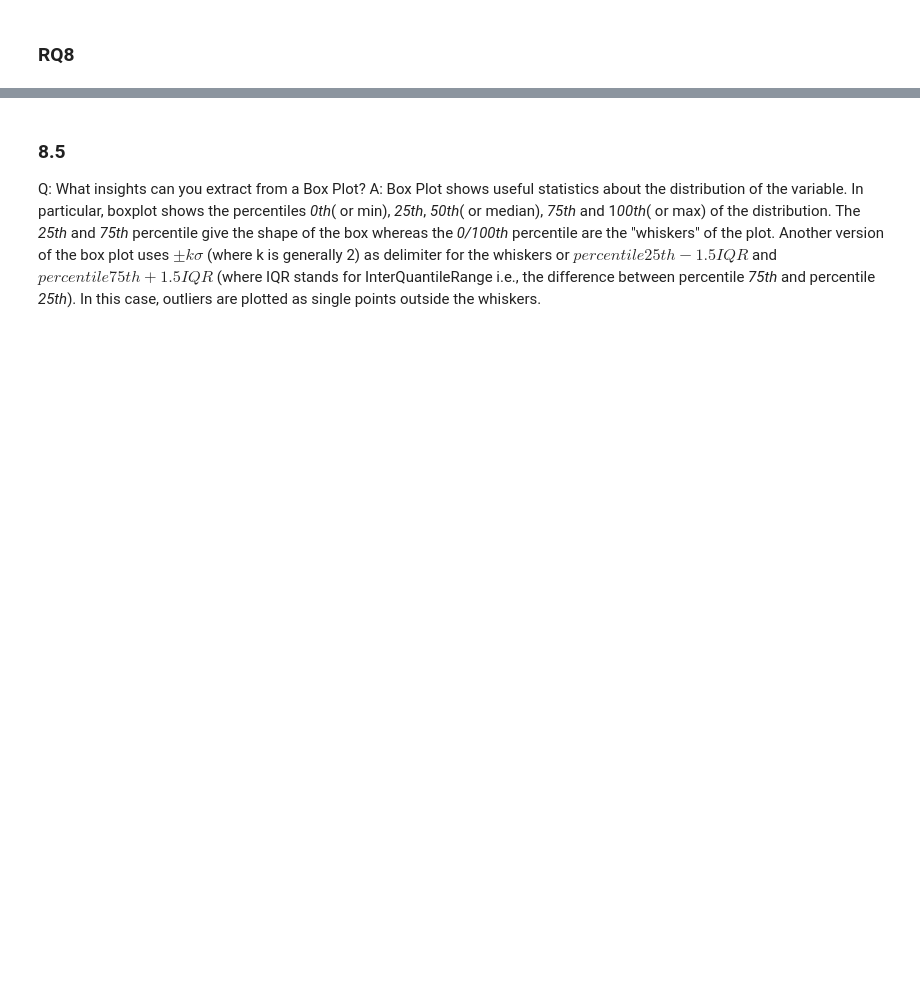
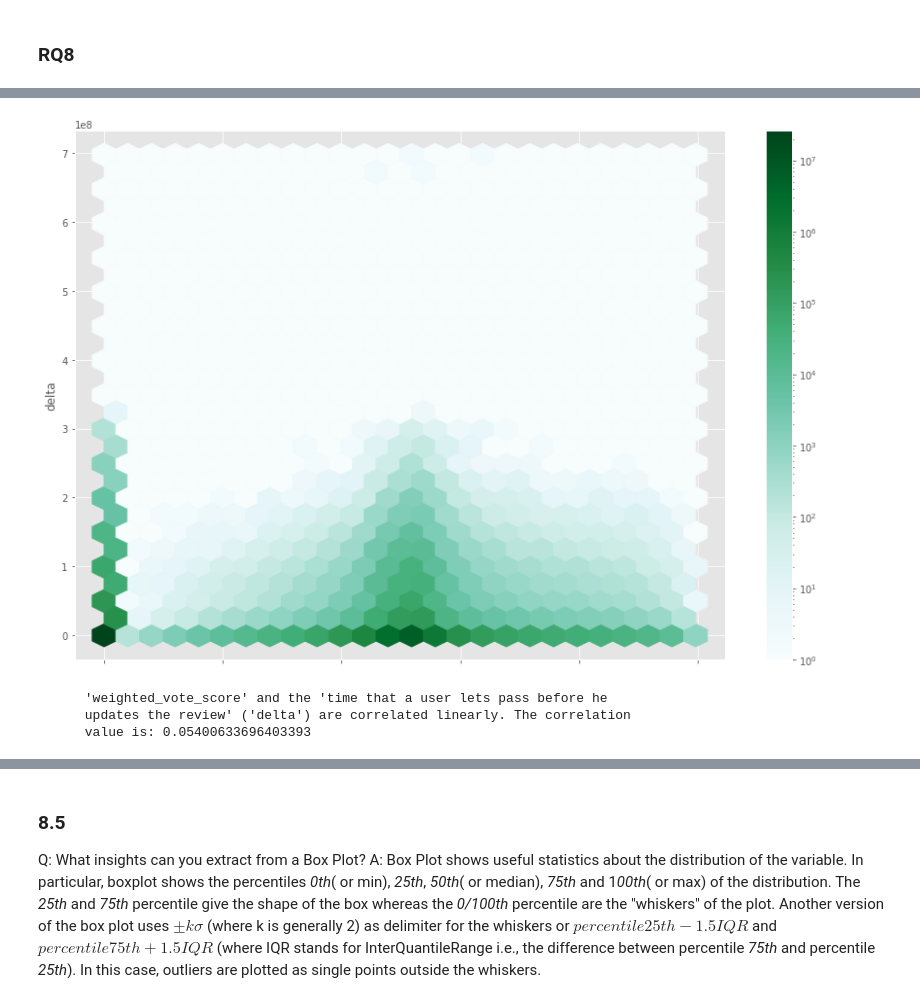
Before and after one commit to alessiobar/ADM_HW2, a Jupyter notebook: main.ipynb, the cells around one changed output, grey strips where cells are left out. Saved outputs shown, nothing was run; the diff lists cells and outputs as text; code cells hidden in the pictures; blank space fills up the shorter version.

```diff
--- a/main.ipynb
+++ b/main.ipynb
@@ -1379,38 +1387,46 @@ NameError: name 'data_8' is not defined
+# %%
+# =============================================================================
+# 8.2 - Is there significant relationship between the time that a user lets pass
+#       beforehe updates the review and the Weighted Vote Score?
+# =============================================================================
+
+# PRE-PROCESS TIMESTAMPS LIKE IN RQ6
+data_8['timestamp_created'] = data_8['timestamp_created'].apply(lambda x: process_timestamp(x))
+data_8['timestamp_updated'] = data_8['timestamp_updated'].apply(lambda x: process_timestamp(x))
+
+# CALCULATE DELTA
+data_8['delta'] = data_8['timestamp_updated'] - data_8['timestamp_created']
+
+# FILTER NAN
+data_8_2 = data_8[['weighted_vote_score', 'timestamp_created', 'timestamp_updated', 'delta']] \
+    .copy() \
+        .dropna()
 # %%
-# =============================================================================
-# 8.2 - Is there significant relationship between the time that a user lets pass
-#       beforehe updates the review and the Weighted Vote Score?
-# =============================================================================
+# PLOT THE DATA DISTRIBUTION OF DELTA AND WEIGHTED VOTE SCORE.
+# WE AGGREGATE THE COUNT IN HEXAGONL BINS WITH LOG
+# TRANSFORMATION IN ORDER TO ATTENUATE DIFFERENCES BETWEEN BINS
+ax = data_8_2.plot.hexbin(x='weighted_vote_score', y='delta', gridsize=25,
+                     reduce_C_function=np.sum,
+                     bins='log',
+                     figsize=(15,10))
 
-# PRE-PROCESS TIMESTAMPS LIKE IN RQ6
-data_8['timestamp_created'] = np.vectorize(process_timestamp)(data_8['timestamp_created'])
-data_8['timestamp_updated'] = np.vectorize(process_timestamp)(data_8['timestamp_updated'])
-
-# CALCULATE DELTA
-data_8['delta'] = data_8['timestamp_updated'] - data_8['timestamp_created']
-
-# FILTER NAN
-data_8_2 = data_8[['weighted_vote_score', 'timestamp_created', 'timestamp_updated', 'delta']] \
-    .copy() \
-        .dropna()
-
-# PLOT THE DATA DISTRIBUTION. WE AGGREGATE THE COUNT IN HEXAGONL BINS WITH LOG
-# TRANSFORMATION IN ORDER TO ATTENUATE DIFFERENCES BETWEEN BINS
-data_8_2.plot.hexbin(x='weighted_vote_score', y='delta', gridsize=25,
-                     reduce_C_function=np.sum,
-                     bins='log')
-
-# CALCULATE THE CORRELATION
-corr = data_8_2['weighted_vote_score'].corr(data_8_2['delta'])
-
-# PRINT THE RESULT
-print("""
-      'weighted_vote_score' and the 'time that a user lets pass before he
-      updates the review' ('delta') are{is_corr} correlated linearly. The correlation
-      value is: {corr}
-      """.format(
-      corr=corr,
-      is_corr= '' if corr < -0.01 or corr > 0.01 else ' not'
-      ))
-
-del data_8_2
+plt.show()
+# %% [output]
+[figure, added]
+# %%
+# CALCULATE THE CORRELATION
+corr = data_8_2['weighted_vote_score'].corr(data_8_2['delta'])
+
+# PRINT THE RESULT
+print("""
+      'weighted_vote_score' and the 'time that a user lets pass before he
+      updates the review' ('delta') are{is_corr} correlated linearly. The correlation
+      value is: {corr}
+      """.format(
+      corr=corr,
+      is_corr= '' if corr < -0.01 or corr > 0.01 else ' not'
+      ))
+# %% [output]
+      'weighted_vote_score' and the 'time that a user lets pass before he
+      updates the review' ('delta') are correlated linearly. The correlation
+      value is: 0.05400633696403393
```
Also changed, not shown: parts of 83 cells of this notebook.
